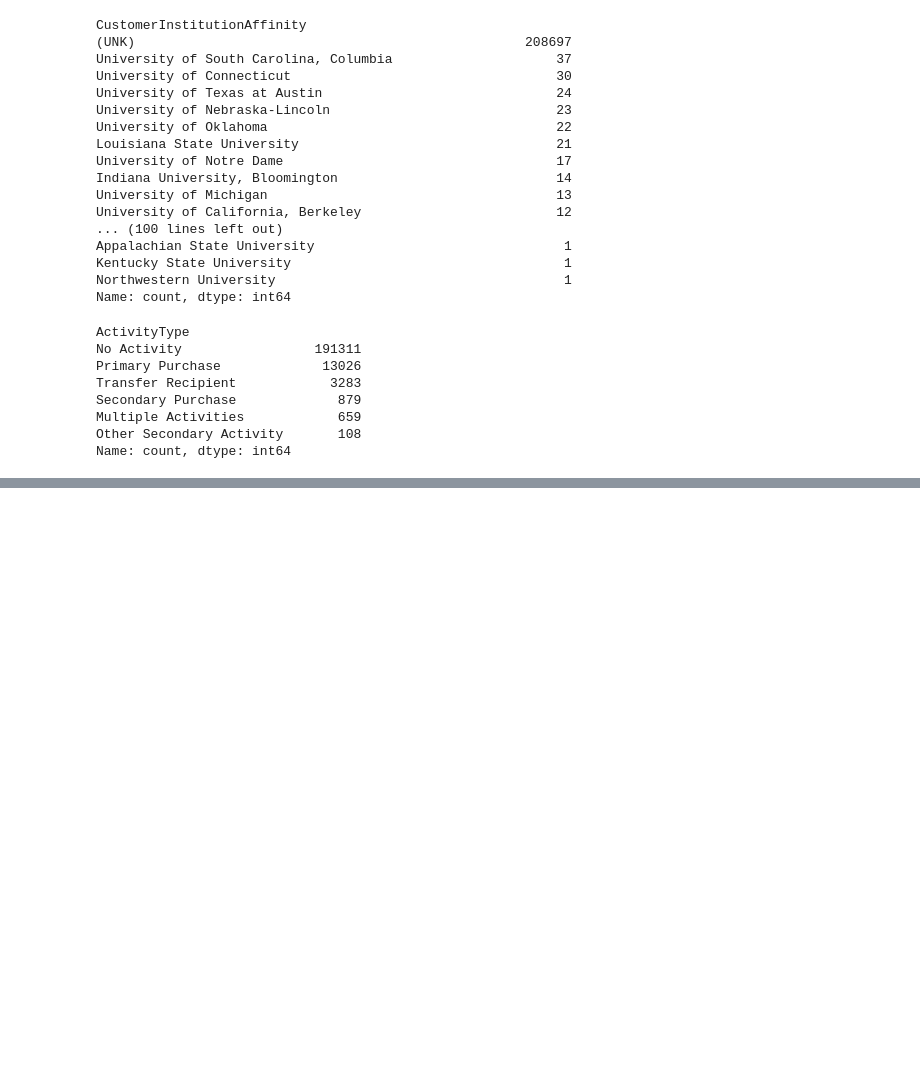
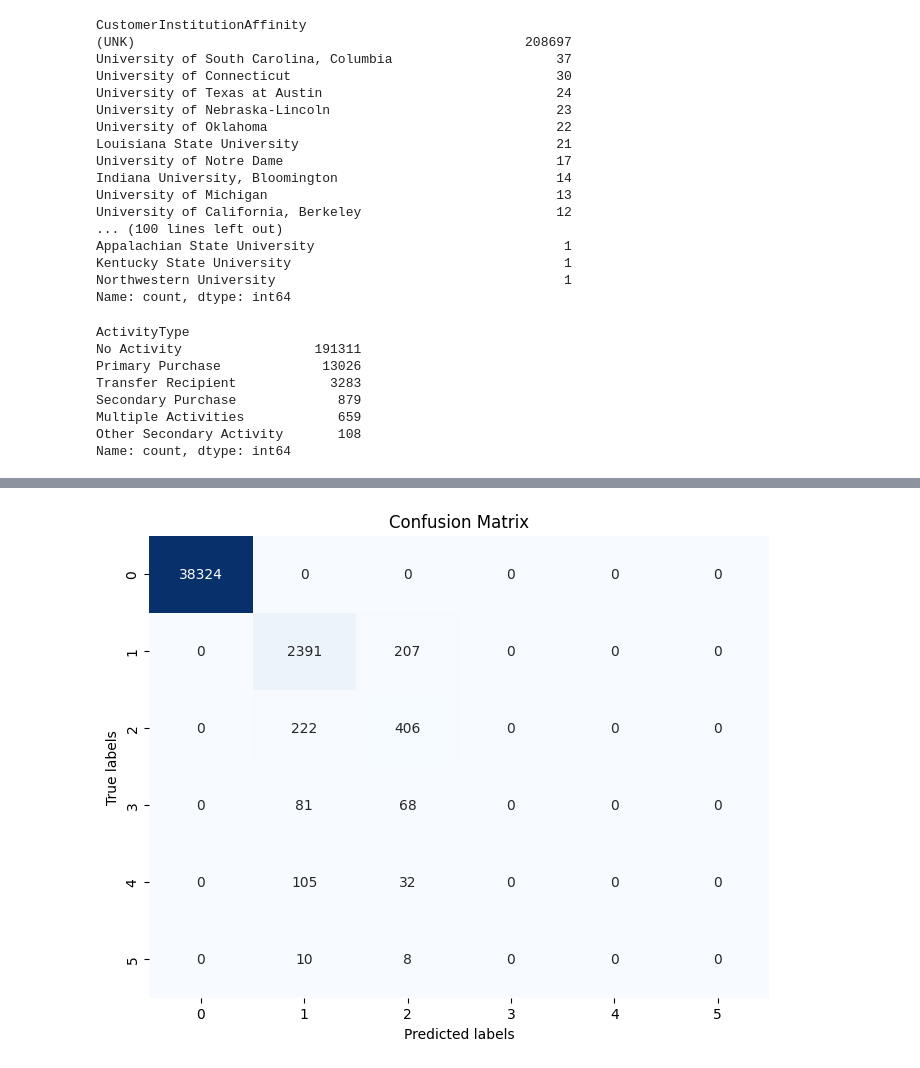
Before and after one commit to tringuyen180303/CCAC-24, a Jupyter notebook: main.ipynb, the cells around one changed output, grey strips where cells are left out. Cells and saved outputs as stored; diff of their text form; code cells hidden in the pictures; blank space fills up the shorter version.

```diff
--- a/main.ipynb
+++ b/main.ipynb
@@ -421,9 +579,9 @@ import xgboost as xgb
 # %%
-X = df.drop('ActivityType', axis=1)  # Features
-y = df['ActivityType']  # Target variable
+X = df_encoded.drop('ActivityType', axis=1)  # Features
+y = df_encoded['ActivityType']  # Target variable
 
-X_train, X_test, y_train, y_test = train_test_split(X, y, test_size=0.2, random_state=42)
+#X_train, X_test, y_train, y_test = train_test_split(X, y, test_size=0.2, random_state=42)
 # %%
 model = xgb.XGBClassifier()
-model.fit(X_train, y_train)
+model.fit(X, y)
 # %% [output]
@@ -433,0 +627,19 @@ y_pred = model.predict(X_test)
+# %%
+from sklearn.metrics import confusion_matrix
+import seaborn as sns
+import matplotlib.pyplot as plt
+
+# Assuming y_test and y_pred are your true labels and predicted labels respectively
+
+# Create the confusion matrix
+conf_matrix = confusion_matrix(y_test, y_pred)
+
+# Plotting the confusion matrix
+plt.figure(figsize=(8, 6))
+sns.heatmap(conf_matrix, annot=True, fmt='d', cmap="Blues", cbar=False)
+plt.xlabel('Predicted labels')
+plt.ylabel('True labels')
+plt.title('Confusion Matrix')
+plt.show()
+# %% [output]
+[figure, added]
```
Also changed, not shown: parts of 29 cells of this notebook, 3 other files.
